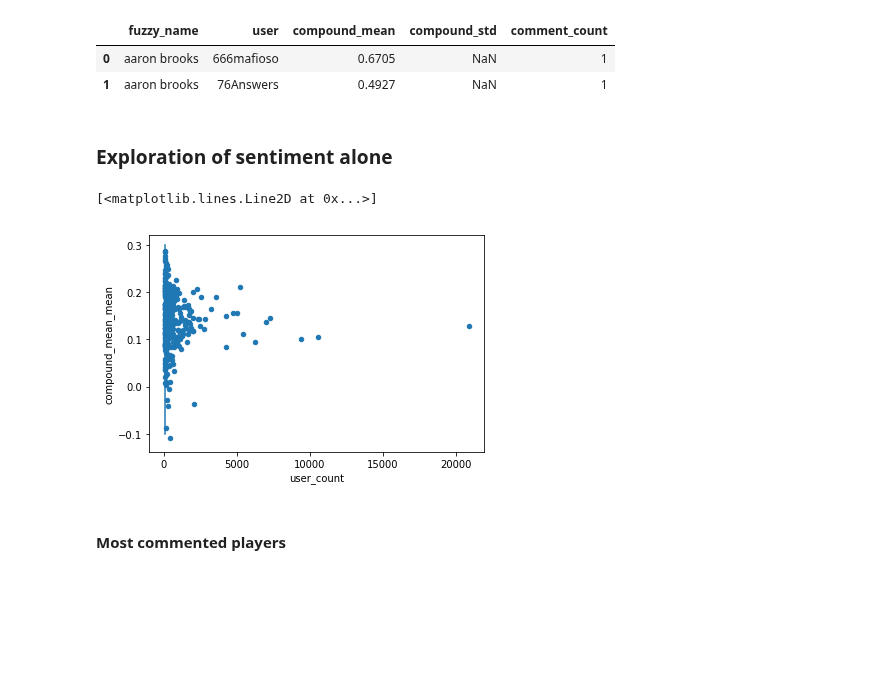
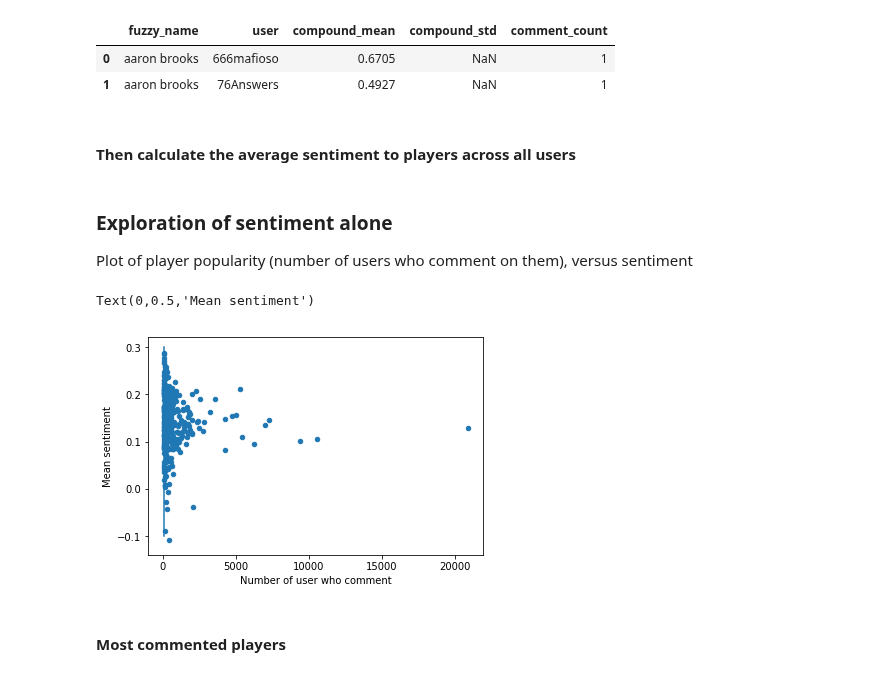
Before and after one commit to map222/trailofpapers, a Jupyter notebook: sentiment_nba/nba-sentiment.ipynb, the cells around one changed output. Drawn from its saved outputs; the diff is of its cells as text; code cells hidden in the pictures; blank space fills up the shorter version.

Commit message:
Added a little more commentary

```diff
--- a/sentiment_nba/nba-sentiment.ipynb
+++ b/sentiment_nba/nba-sentiment.ipynb
@@ -347,25 +354,32 @@ match_df.shape
 # %%
-user_player_sentiment_df = match_df.groupby(['fuzzy_name', 'user']).agg({'compound':['mean', 'std', 'count']}).reset_index()
+user_player_sentiment_df = (match_df.groupby(['fuzzy_name', 'user'])
+                                    .agg({'compound':['mean', 'std', 'count']})
+                                    .reset_index())
 user_player_sentiment_df.columns = ['fuzzy_name', 'user', 'compound_mean', 'compound_std', 'comment_count']
 user_player_sentiment_df.head(2)
 # %% [output]
 |  | fuzzy_name | user | compound_mean | compound_std | comment_count |
 | 0 | aaron brooks | 666mafioso | 0.6705 | NaN | 1 |
 | 1 | aaron brooks | 76Answers | 0.4927 | NaN | 1 |
+# %% [markdown]
+#### Then calculate the average sentiment to players across all users
 # %%
 player_sentiment_df = (user_player_sentiment_df.query('compound_mean != 0')
                                                .groupby('fuzzy_name')
                                                .agg({'compound_mean':['mean', 'std', 'count']})
                                                .reset_index() )
 player_sentiment_df.columns = ['fuzzy_name', 'compound_mean_mean', 'compound_mean_std', 'user_count']
-# %% [markdown]
-### Exploration of sentiment alone
+# %% [markdown]
+### Exploration of sentiment alone
+Plot of player popularity (number of users who comment on them), versus sentiment
 # %%
 player_sentiment_df.query('user_count> 50').plot('user_count', 'compound_mean_mean', kind='scatter')
 plt.plot([100, 100], [-0.1, 0.3])
+plt.xlabel('Number of user who comment')
+plt.ylabel('Mean sentiment')
 # %% [output]
-[<matplotlib.lines.Line2D at 0x...>]
+Text(0,0.5,'Mean sentiment')
-[figure, old version]
+[figure, new version]
 # %% [markdown]
 #### Most commented players
 # %%
```
Also changed, not shown: parts of 15 cells of this notebook.
